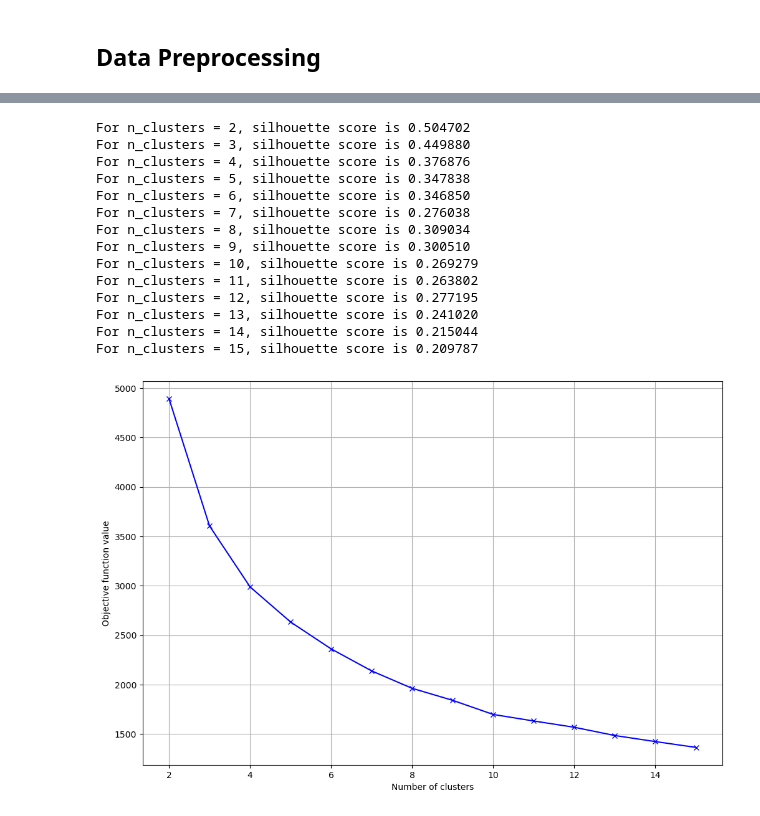
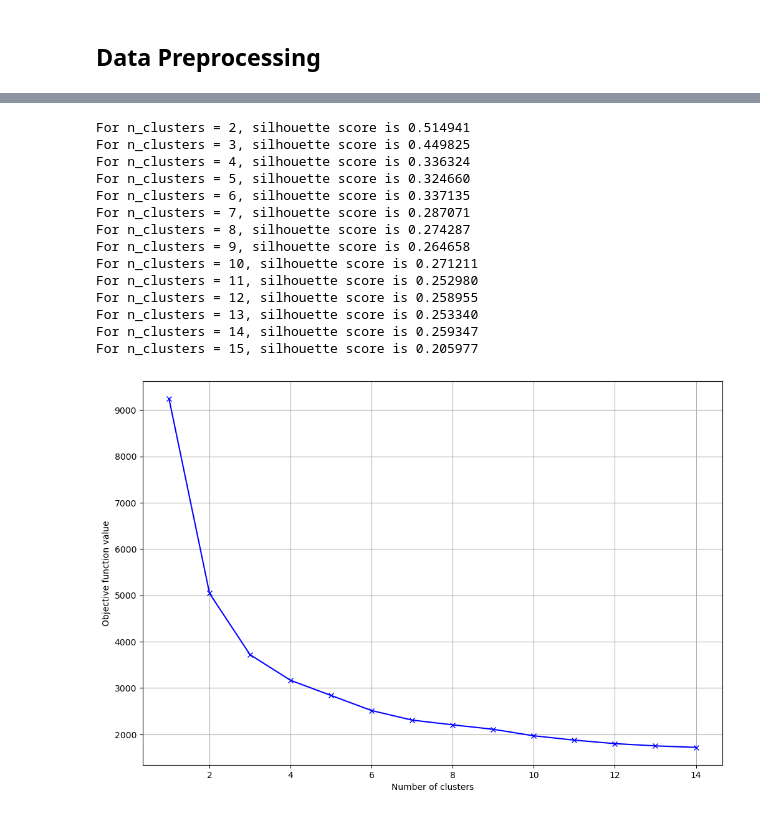
Before and after one commit to nazstephen/NBA-Archetypes, a Jupyter notebook: NBA Archetypes.ipynb, the cells around one changed output, grey strips where cells are left out. Saved outputs shown, nothing was run; the diff lists cells and outputs as text; code cells hidden in the pictures.

```diff
--- a/NBA Archetypes.ipynb
+++ b/NBA Archetypes.ipynb
@@ -103,0 +129,25 @@ The data appears to be relatively clean and requires minimal preprocessing. Howe
+# %%
+from pyod.models.knn import KNN
+from sklearn.ensemble import IsolationForest
+
+data = df.copy()
+data = data.drop(columns=['Player', 'Tm', 'Pos'])
+
+model = KNN()
+estimation_knn = model.fit_predict(data) == 1
+outliers_knn = (estimation_knn).sum()
+print('Number of anomalies (KNN): ', outliers_knn)
+
+model = IsolationForest(n_estimators=100)
+estimation_iforest = model.fit_predict(data) == -1
+outliers_iforest = estimation_iforest.sum()
+print('Number of anomalies (isolation forest): ', outliers_iforest)
+
+print('Matched: ', (estimation_knn & estimation_iforest).sum())
+
+df_clean = df.copy()
+mask = ~(estimation_knn & estimation_iforest)
+df_clean = df[mask]
+
+df_clean.info()
+df = df_clean.copy()
@@ -387,7 +378,7 @@ variance_list = []
 
 for n_components in range(2,17):
     pca = PCA(n_components=n_components)
-    pca.fit_transform(scaled_df)
+    components = pca.fit_transform(scaled_df)
     variance = sum(pca.explained_variance_ratio_)
     variance_list.append(variance)
     print("For n_components = {}, explained variance ratio is {}".format(n_components, variance))
@@ -441,41 +410,51 @@ After calculating the distortion for each k, we plot the distortion values again
 # %%
+# Perform PCA to reduce data to 6 components
+pca_6 = PCA(n_components=6)
+components_6 = pca_6.fit_transform(scaled_df)
+
 # Initialize a list to store silhouette scores
 silhouette_scores = []
-distortion = []
 
 # Range for the number of clusters
 K = range(2, 16)  # Start from 2 because silhouette score is undefined for 1 cluster
 
 # Calculate silhouette score for each value of K
 for k in K:
     model = KMeans(n_clusters=k, random_state=12345)
-    model.fit(reduced_data_6)
-    score = silhouette_score(reduced_data_6, model.labels_)
+    model.fit(components_6)
+    score = silhouette_score(components_6, model.labels_)
     silhouette_scores.append(score)
-    distortion.append(model.inertia_)
 
     # Output the silhouette score for each k
     print(f"For n_clusters = {k}, silhouette score is {score:.6f}")
+
+
+distortion = []
+K = range(1, 15)
+for k in K:
+    model = KMeans(n_clusters=k, random_state=12345)
+    model.fit(scaled_df)
+    distortion.append(model.inertia_)
 
 plt.figure(figsize=(12, 8))
 plt.plot(K, distortion, 'bx-')
 plt.xlabel('Number of clusters')
 plt.ylabel('Objective function value')
 plt.grid(True)
 plt.show()
 # %% [output]
-For n_clusters = 2, silhouette score is 0.504702
-For n_clusters = 3, silhouette score is 0.449880
-For n_clusters = 4, silhouette score is 0.376876
-For n_clusters = 5, silhouette score is 0.347838
-For n_clusters = 6, silhouette score is 0.346850
-For n_clusters = 7, silhouette score is 0.276038
-For n_clusters = 8, silhouette score is 0.309034
-For n_clusters = 9, silhouette score is 0.300510
-For n_clusters = 10, silhouette score is 0.269279
-For n_clusters = 11, silhouette score is 0.263802
-For n_clusters = 12, silhouette score is 0.277195
-For n_clusters = 13, silhouette score is 0.241020
-For n_clusters = 14, silhouette score is 0.215044
-For n_clusters = 15, silhouette score is 0.209787
+For n_clusters = 2, silhouette score is 0.514941
+For n_clusters = 3, silhouette score is 0.449825
+For n_clusters = 4, silhouette score is 0.336324
+For n_clusters = 5, silhouette score is 0.324660
+For n_clusters = 6, silhouette score is 0.337135
+For n_clusters = 7, silhouette score is 0.287071
+For n_clusters = 8, silhouette score is 0.274287
+For n_clusters = 9, silhouette score is 0.264658
+For n_clusters = 10, silhouette score is 0.271211
+For n_clusters = 11, silhouette score is 0.252980
+For n_clusters = 12, silhouette score is 0.258955
+For n_clusters = 13, silhouette score is 0.253340
+For n_clusters = 14, silhouette score is 0.259347
+For n_clusters = 15, silhouette score is 0.205977
-[figure, old version]
+[figure, new version]
```
Also changed, not shown: parts of 47 cells of this notebook.
